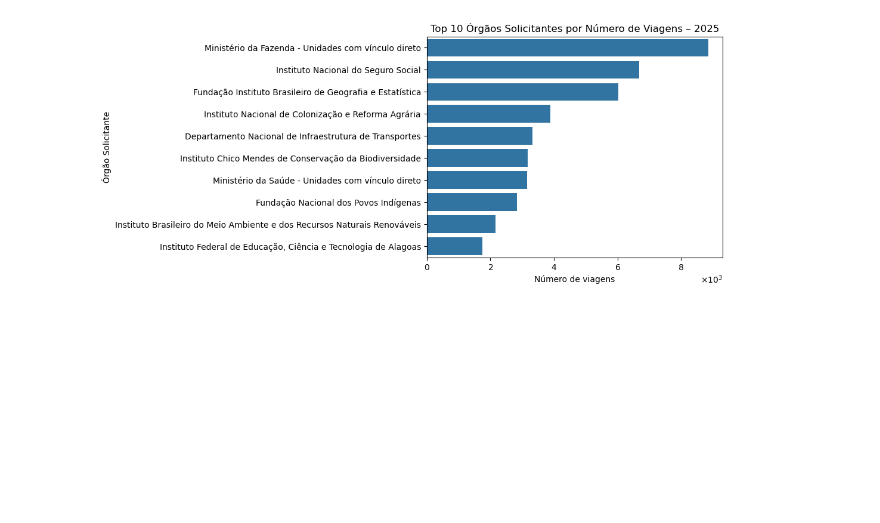
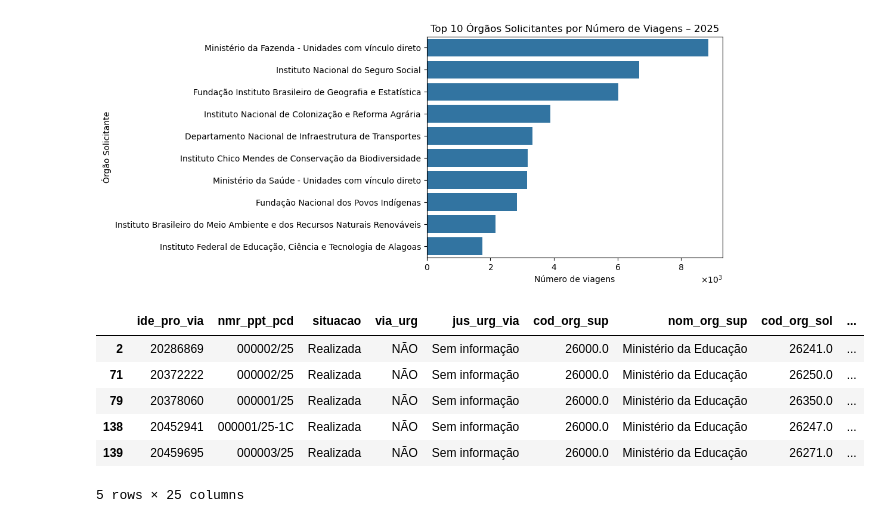
Before and after one commit to JuliaGabP/bi_gov_viagens, a Jupyter notebook: Data Layer/silver/analytcs.ipynb, the cells around one changed output. Cells and saved outputs as stored; diff of their text form; code cells hidden in the pictures; blank space fills up the shorter version.

```diff
--- a/Data Layer/silver/analytcs.ipynb
+++ b/Data Layer/silver/analytcs.ipynb
@@ -12,7 +12,7 @@ def capturar_linha_ruim(linha):
     return None
 # %%
 df = pd.read_csv(
-    "2025_Viagem.csv",
+    "../raw/dados_brutos.csv",
     sep=";",
     encoding="latin1",
     na_values=["Sem informação", -11, -1],
@@ -374,30 +374,40 @@ df.to_csv(
 )
 # %%
 mapa_colunas = {
-    'Identificador do processo de viagem': 'identificador_processo_viagem',
-    'Número da Proposta (PCDP)': 'numero_proposta_pcdp',
+    'Identificador do processo de viagem': 'ide_pro_via',
+    'Número da Proposta (PCDP)': 'nmr_ppt_pcd ',
     'Situação': 'situacao',
-    'Viagem Urgente': 'viagem_urgente',
-    'Justificativa Urgência Viagem': 'justificativa_urgencia_viagem',
-    'Código do órgão superior': 'codigo_orgao_superior',
-    'Nome do órgão superior': 'nome_orgao_superior',
-    'Código órgão solicitante': 'codigo_orgao_solicitante',
-    'Nome órgão solicitante': 'nome_orgao_solicitante',
-    'CPF viajante': 'cpf_viajante',
+    'Viagem Urgente': 'via_urg',
+    'Justificativa Urgência Viagem': 'jus_urg_via',
+    'Código do órgão superior': 'cod_org_sup',
+    'Nome do órgão superior': 'nom_org_sup',
+    'Código órgão solicitante': 'cod_org_sol',
+    'Nome órgão solicitante': 'cod_org_sol',
+    'CPF viajante': 'cpf_vjt',
     'Nome': 'nome',
     'Cargo': 'cargo',
     'Descrição Função': 'funcao',
-    'Período - Data de início': 'data_inicio',
-    'Período - Data de fim': 'data_fim',
+    'Período - Data de início': 'dat_ini',
+    'Período - Data de fim': 'dat_fim',
     'Destinos': 'destinos',
     'Motivo': 'motivo',
-    'Valor diárias': 'valor_diarias',
-    'Valor passagens': 'valor_passagens',
-    'Valor devolução': 'valor_devolucao',
-    'Valor outros gastos': 'valor_outros_gastos',
-    'Total gasto': 'total_gasto',
-    'Mês - Volta': 'mes_volta',
-    'Mês - Volta': 'mes_nome',
+    'Valor diárias': 'val_dia',
+    'Valor passagens': 'val_pas',
+    'Valor devolução': 'val_dev',
+    'Valor outros gastos': 'val_out_gas',
+    'Total gasto': 'tot_gas',
+    'Mês - Ida': 'mes_ida',
+    'Mês - Volta': 'mes_vol',
 }
 # %%
 df = df.rename(columns=mapa_colunas)
+# %%
+df.head()
+# %% [output]
+|  | ide_pro_via | nmr_ppt_pcd | situacao | via_urg | jus_urg_via | cod_org_sup | nom_org_sup | cod_org_sol | ... |
+| 2 | 20286869 | 000002/25 | Realizada | NÃO | Sem informação | 26000.0 | Ministério da Educação | 26241.0 | ... |
+| 71 | 20372222 | 000002/25 | Realizada | NÃO | Sem informação | 26000.0 | Ministério da Educação | 26250.0 | ... |
+| 79 | 20378060 | 000001/25 | Realizada | NÃO | Sem informação | 26000.0 | Ministério da Educação | 26350.0 | ... |
+| 138 | 20452941 | 000001/25-1C | Realizada | NÃO | Sem informação | 26000.0 | Ministério da Educação | 26247.0 | ... |
+| 139 | 20459695 | 000003/25 | Realizada | NÃO | Sem informação | 26000.0 | Ministério da Educação | 26271.0 | ... |
+5 rows × 25 columns
```
Also changed, not shown: 1 other file.
